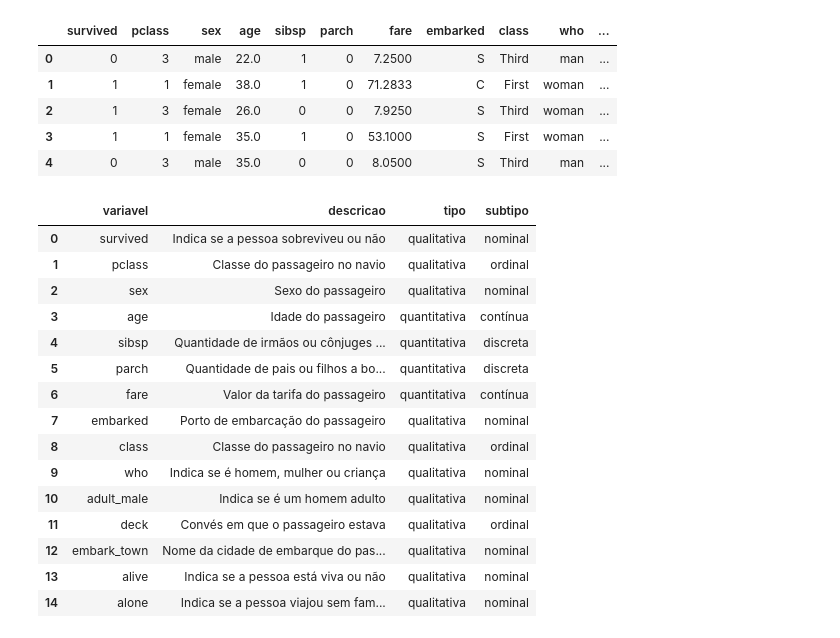
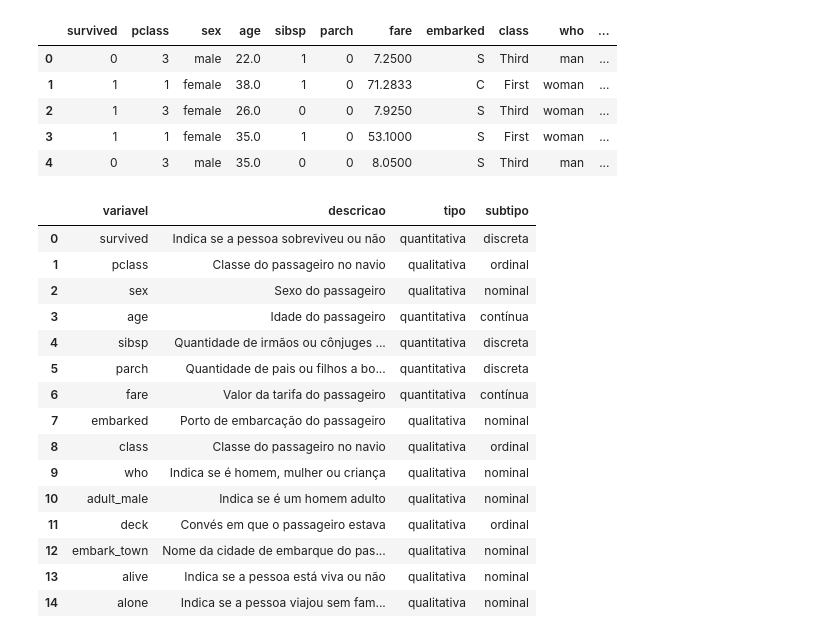
Before and after one commit to simires/avanti-bootcamp-cdd, a Jupyter notebook: notebooks/00-download_data.ipynb, the cells around one changed output. Cells and saved outputs as stored; diff of their text form; code cells hidden in the pictures.

```diff
--- a/notebooks/00-download_data.ipynb
+++ b/notebooks/00-download_data.ipynb
@@ -17,8 +17,8 @@ dicionario = pd.DataFrame([
     {
         "variavel": "survived",
         "descricao": "Indica se a pessoa sobreviveu ou não",
-        "tipo": "qualitativa",
-        "subtipo": "nominal"
+        "tipo": "quantitativa",
+        "subtipo": "discreta"
     },{
         "variavel": "pclass",
         "descricao": "Classe do passageiro no navio",
@@ -68,34 +68,34 @@ dicionario = pd.DataFrame([
         "variavel": "adult_male",
         "descricao": "Indica se é um homem adulto",
         "tipo": "qualitativa",
         "subtipo": "nominal"
     },{
         "variavel": "deck",
         "descricao": "Convés em que o passageiro estava",
         "tipo": "qualitativa",
         "subtipo": "ordinal"
     },{
         "variavel": "embark_town",
         "descricao": "Nome da cidade de embarque do passageiro",
         "tipo": "qualitativa",
         "subtipo": "nominal"
     },{
         "variavel": "alive",
         "descricao": "Indica se a pessoa está viva ou não",
         "tipo": "qualitativa",
         "subtipo": "nominal"
     },{
         "variavel": "alone",
         "descricao": "Indica se a pessoa viajou sem familiares ou cônjuges",
         "tipo": "qualitativa",
         "subtipo": "nominal"
     }
 ])
 dicionario.to_csv('../data/external/dictionary.csv', index=False)
 dicionario
 # %% [output]
 |  | variavel | descricao | tipo | subtipo |
-| 0 | survived | Indica se a pessoa sobreviveu ou não | qualitativa | nominal |
+| 0 | survived | Indica se a pessoa sobreviveu ou não | quantitativa | discreta |
 | 1 | pclass | Classe do passageiro no navio | qualitativa | ordinal |
 | 2 | sex | Sexo do passageiro | qualitativa | nominal |
 | 3 | age | Idade do passageiro | quantitativa | contínua |
```
Also changed, not shown: 2 other files.
